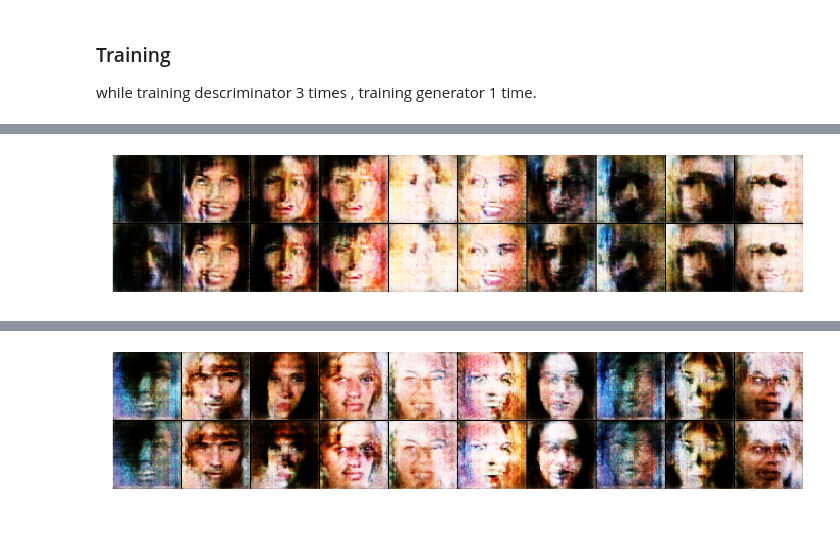
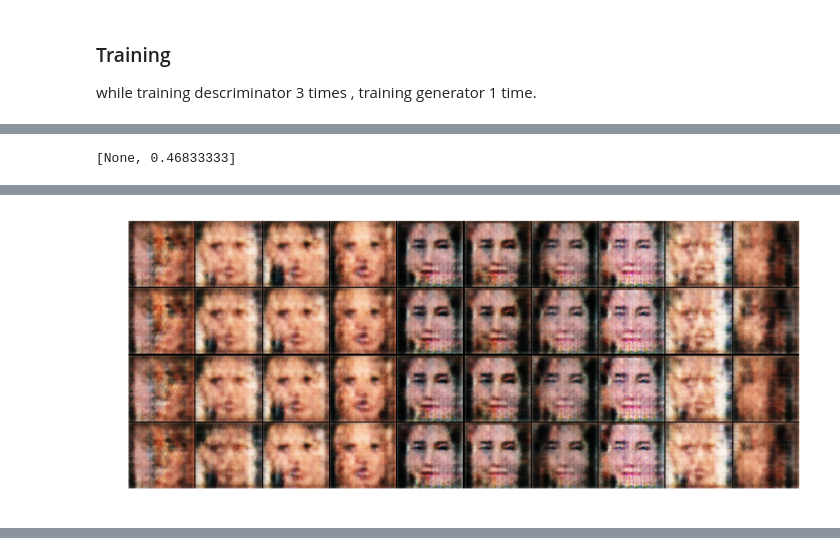
Before and after one commit to kaichunntu/DLCV2018SPRING, a Jupyter notebook: hw4/InfoGAN.ipynb, the cells around one changed output, grey strips where cells are left out. Saved outputs shown, nothing was run; the diff lists cells and outputs as text; code cells hidden in the pictures.

```diff
--- a/hw4/InfoGAN.ipynb
+++ b/hw4/InfoGAN.ipynb
@@ -125,11 +125,11 @@ def Descriminate( inputs , reuse_flag=None ):
     with tf.variable_scope("desc_var" , reuse=reuse_flag):
         x = ly.conv2d( inputs  , 64 , kernel_size=[3,3] , stride=[1,1] , padding="VALID" , activation_fn=tf.nn.leaky_relu
                       , reuse=reuse_flag , scope="d_conv_3_real_fake" )
-        x = ly.conv2d( x , 64 , kernel_size=[3,3] , stride=[2,2] , padding="VALID" , activation_fn=tf.nn.leaky_relu
+        x = ly.conv2d( x , 32 , kernel_size=[3,3] , stride=[2,2] , padding="VALID" , activation_fn=tf.nn.leaky_relu
                       , reuse=reuse_flag , scope="d_conv_4_real_fake" )
         x = ly.flatten( x )
-        x = ly.fully_connected( x , 128 , activation_fn=tf.nn.leaky_relu , scope="d_fc_real_fake_1")
-        x = ly.fully_connected( x , 64 , activation_fn=tf.nn.leaky_relu , scope="d_fc_real_fake_2")
+        x = ly.fully_connected( x , 64 , activation_fn=tf.nn.leaky_relu , scope="d_fc_real_fake_1")
+        x = ly.fully_connected( x , 32 , activation_fn=tf.nn.leaky_relu , scope="d_fc_real_fake_2")
         x = ly.fully_connected( x , 1 , activation_fn=None , scope="d_fc_real_fake_3")
     assert int(x.shape[-1]) == 1
     return x
@@ -141,10 +141,10 @@ def Classifier( inputs , reuse_flag=None , num_class=1 ):
                       , reuse=reuse_flag , scope="d_conv_3_clf" )
         x = ly.conv2d( x , 32, kernel_size=[2,2] , stride=[1,1] , padding="VALID" , activation_fn=tf.nn.leaky_relu
                       , reuse=reuse_flag , scope="d_conv_4_clf" )
-        x = ly.max_pool2d(x , [3,3] , stride=[2,2] , scope="d_5_clf")
+        x = ly.avg_pool2d(x , [3,3] , stride=[2,2] , scope="d_5_clf")
         x = ly.flatten(x)
-        x = ly.fully_connected(x , 128 , scope="d_clf_1")
-        x = ly.fully_connected(x , 64 , scope="d_clf_2")
+        x = ly.fully_connected(x , 64 , scope="d_clf_1")
+        x = ly.fully_connected(x , 32 , scope="d_clf_2")
         x = ly.fully_connected(x , num_class , activation_fn=None , scope="d_clf_3")
     assert int(x.shape[-1]) == num_class
     return x
@@ -408,3 +415,16 @@ model path is  model_para/ACGAN-ver0
+# %%
+def sample_dum(z):
+    if (z >0.5).any():
+        a = np.argmax(z,axis=-1)
+        z = np.zeros_like(z)
+        z[a]+=1
+        return z
+    else:
+        return np.zeros_like(z)
+# %%
+sess.run( [d_info_trainer , acc_clf ] , feed_dict={z_input:np.random.randn(n_batch,latent_dim) , clf_tag:batch_z_attr} )
+# %% [output]
+[None, 0.46833333]
 # %%
 n_step = 100000
 n_batch = 200
@@ -412,7 +432,6 @@ d_training_count = 1
 
 r_index = np.arange(train_data.shape[0])
 data_x = train_data
-data_attr = train_attr
 
 start=0
 information_printer = "Step {0:d} loss:{1:.4f} fake:{2:.4f} real:{3:.4f} acc:{4:.3f} acc_clf:{5:.3f} f/r:{6:2.3f}"
@@ -420,25 +439,25 @@ information_printer = "Step {0:d} loss:{1:.4f} fake:{2:.4f} real:{3:.4f} acc:{4:
 for s in range(n_step):
     if (start+n_batch) > train_data.shape[0]:
         start = 0
-        data_x , data_attr = shuffle_data()
-    s+=1
+        data_x = shuffle_data()
     for _ in range(d_training_count):
         batch_z = np.random.randn(n_batch,latent_dim)
-        batch_z_attr = (np.random.uniform(size=[n_batch,1]) >0.5 )*1
+        batch_z_attr = np.apply_along_axis(sample_dum , axis=1 , arr=np.random.uniform(size=[200,num_class]))
         batch_g_img = sess.run( g_img , feed_dict={z_input:batch_z,clf_tag:batch_z_attr} )
 
         batch_x = np.concatenate([data_x[start:start+n_batch] , batch_g_img],axis=0)
         batch_y = np.concatenate([np.ones(shape=[n_batch,1]) , np.zeros(shape=[n_batch,1])] ,axis=0 )
-        batch_attr = np.concatenate([data_attr[start:start+n_batch] , batch_z_attr] ,axis=0 )
 
-        _ , l , accuracy , accuracy_clf = sess.run([d_trainer , d_loss , acc , acc_clf]
-                                                   ,feed_dict={ img:batch_x , real_tag:batch_y , clf_tag:batch_attr })
+        _ , l , accuracy  = sess.run([d_trainer , d_loss , acc ]
+                                     ,feed_dict={ img:batch_x , real_tag:batch_y})
+
+    _ , accuracy_clf = sess.run( [d_info_trainer , acc_clf ] , feed_dict={z_input:batch_z , clf_tag:batch_z_attr} )
 
     _ , fake = sess.run( [d_summry , d_loss]
-                        ,feed_dict={ img:batch_x[n_batch:] , real_tag:batch_y[n_batch:] , clf_tag:batch_attr[n_batch:]})
+                        ,feed_dict={ img:batch_x[n_batch:] , real_tag:batch_y[n_batch:] , clf_tag:batch_z_attr})
     writer_fake.add_summary(_ , s+1)
     _ , real = sess.run( [d_summry , d_loss]
-                        ,feed_dict={ img:batch_x[0:n_batch] , real_tag:batch_y[0:n_batch] , clf_tag:batch_attr[0:n_batch]})
+                        ,feed_dict={ img:batch_x[0:n_batch] , real_tag:batch_y[0:n_batch]})
     writer_real.add_summary(_ , s+1)
 
 
@@ -456 +475 @@ Step 5000 loss:0.5306 fake:0.3239 real:0.7042 acc:0.695 acc_clf:0.957 f/r:0.4607
-[figure, old version]
+[figure, new version]
@@ -458 +476,0 @@ Step 10000 loss:0.4603 fake:0.3755 real:0.4792 acc:0.822 acc_clf:0.967 f/r:0.784
-[figure, removed]
```
Also changed, not shown: parts of 8 cells of this notebook, 1 other file.
